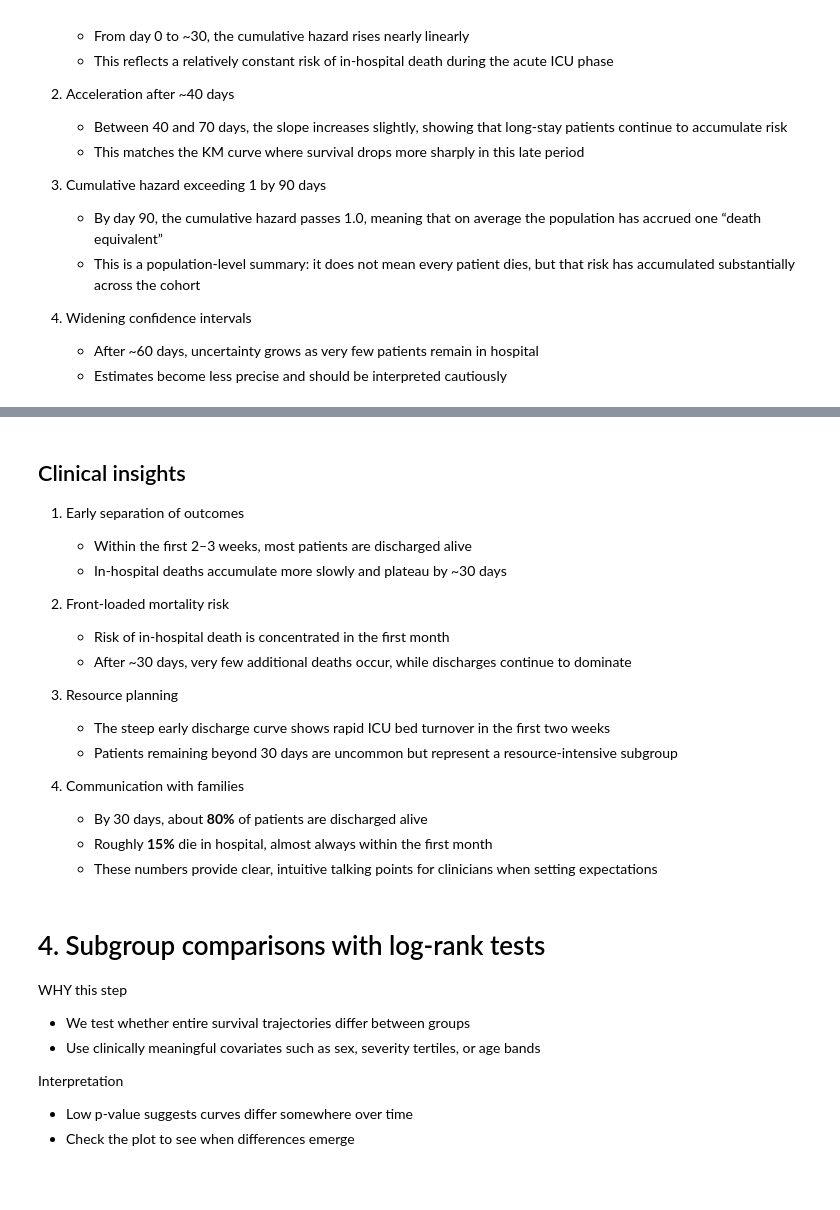
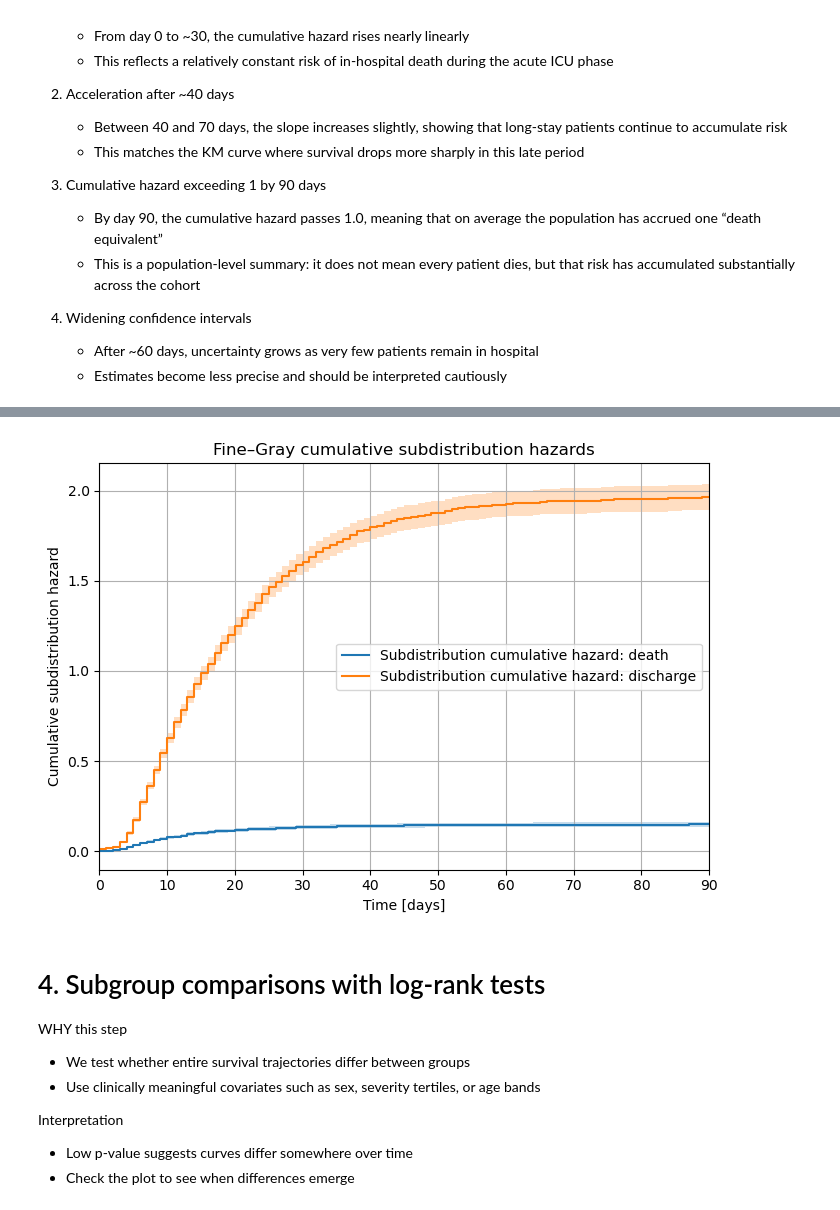
Before and after one commit to IE-ML-for-Healthcare/ICU_Survival_analysis, a Jupyter notebook: 01_ICU_Survival_analysis_KM.ipynb, the cells around one changed output, grey strips where cells are left out. Drawn from its saved outputs; the diff is of its cells as text; code cells hidden in the pictures; blank space fills up the shorter version.

```diff
--- a/01_ICU_Survival_analysis_KM.ipynb
+++ b/01_ICU_Survival_analysis_KM.ipynb
@@ -531,22 +572,44 @@ plt.show()
-# %% [markdown]
-## Clinical insights
-
-1. Early separation of outcomes
-   - Within the first 2–3 weeks, most patients are discharged alive
-   - In-hospital deaths accumulate more slowly and plateau by ~30 days
-
-2. Front-loaded mortality risk
-   - Risk of in-hospital death is concentrated in the first month
-   - After ~30 days, very few additional deaths occur, while discharges continue to dominate
-
-3. Resource planning
-   - The steep early discharge curve shows rapid ICU bed turnover in the first two weeks
-   - Patients remaining beyond 30 days are uncommon but represent a resource-intensive subgroup
-
-4. Communication with families
-   - By 30 days, about **80%** of patients are discharged alive
-   - Roughly **15%** die in hospital, almost always within the first month
-   - These numbers provide clear, intuitive talking points for clinicians when setting expectations
+# %%
+# 0 = censored, 1 = died in ICU, 2 = discharged alive
+time = ICU["duration"].to_numpy(dtype=float)
+event_type = np.where(ICU["event"].to_numpy(dtype=int) == 1, 1, 2).astype(int)
+
+# CIF with confidence bands
+times, cif, ci = cumulative_incidence_competing_risks(
+    event=event_type,
+    time_exit=time,
+    conf_type="log-log",
+    var_type="Aalen",
+    conf_level=0.95
+)
+
+# Optional hazard-scale analogue to CIF
+def to_csh(p):
+    p = np.clip(p, 0.0, 1.0 - 1e-12)
+    return -np.log1p(-p)
+
+H_death = to_csh(cif[1])
+H_dis   = to_csh(cif[2])
+H_death_lo, H_death_hi = to_csh(ci[1, 0]), to_csh(ci[1, 1])
+H_dis_lo,   H_dis_hi   = to_csh(ci[2, 0]), to_csh(ci[2, 1])
+
+
+# Plot cumulative subdistribution hazards
+plt.figure(figsize=(7,5))
+plt.step(times, H_death, where="post", label="Subdistribution cumulative hazard: death")
+plt.fill_between(times, H_death_lo, H_death_hi, step="post", alpha=0.25)
+plt.step(times, H_dis, where="post", label="Subdistribution cumulative hazard: discharge")
+plt.fill_between(times, H_dis_lo, H_dis_hi, step="post", alpha=0.25)
+plt.xlim(0, 90)
+plt.xlabel("Time [days]")
+plt.ylabel("Cumulative subdistribution hazard")
+plt.title("Fine–Gray cumulative subdistribution hazards")
+plt.grid(True)
+plt.legend()
+plt.tight_layout()
+plt.show()
+# %% [output]
+[figure, added]
 # %% [markdown]
 # 4. Subgroup comparisons with log-rank tests
 
```
Also changed, not shown: parts of 16 cells of this notebook.
